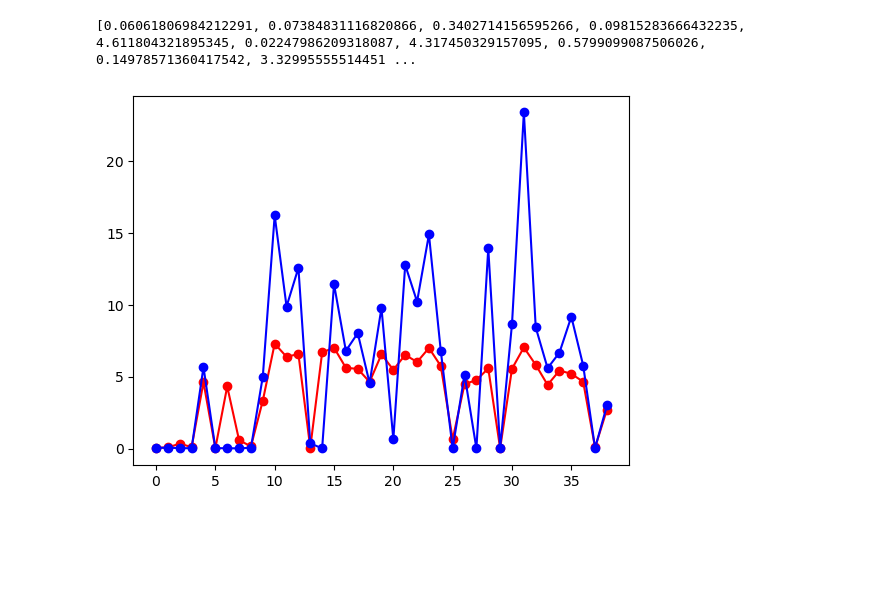
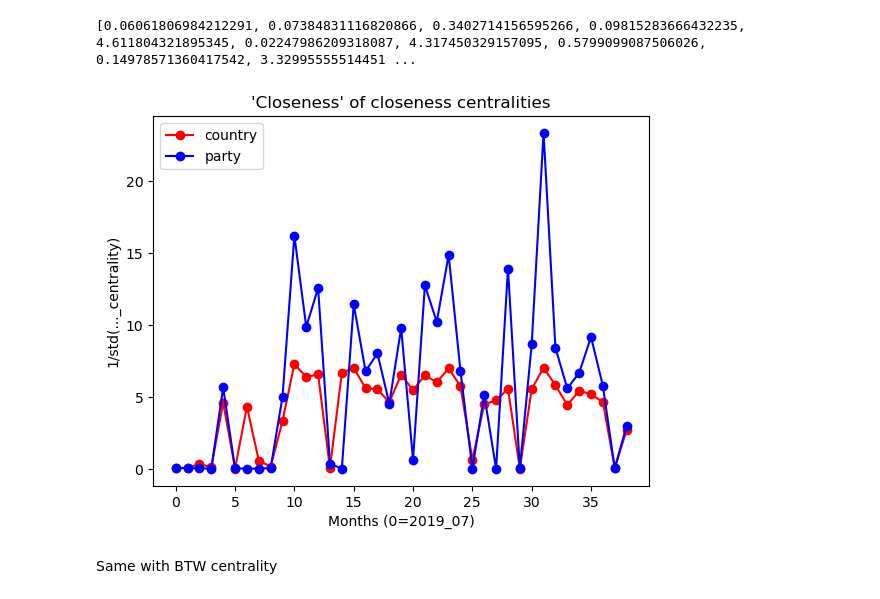
Before and after one commit to maritsm/temalabor-2023, a Jupyter notebook: Adam_Group_Centrality.ipynb, the cells around one changed output. Drawn from its saved outputs; the diff is of its cells as text; code cells hidden in the pictures; blank space fills up the shorter version.

Commit message:
group centrality

```diff
--- a/Adam_Group_Centrality.ipynb
+++ b/Adam_Group_Centrality.ipynb
@@ -193,8 +214,14 @@ print(sd_closeness_centrality_country)
 # %% [output]
 [0.06061806984212291, 0.07384831116820866, 0.3402714156595266, 0.09815283666432235, 4.611804321895345, 0.02247986209318087, 4.317450329157095, 0.5799099087506026, 0.14978571360417542, 3.32995555514451 ...
 # %%
-plt.plot(list(sd_closeness_centrality_country), "o-r")
-plt.plot(list(sd_closeness_centrality_party), "o-b")
+plt.plot(list(sd_closeness_centrality_country), "o-r", label = "country")
+plt.plot(list(sd_closeness_centrality_party), "o-b", label= "party")
+plt.legend()
+plt.title("'Closeness' of closeness centralities")
+plt.xlabel("Months (0=2019_07)")
+plt.ylabel("1/std(..._centrality)")
 plt.show()
 # %% [output]
-[figure, old version]
+[figure, new version]
+# %% [markdown]
+Same with BTW centrality
```
Also changed, not shown: parts of 9 cells of this notebook.
